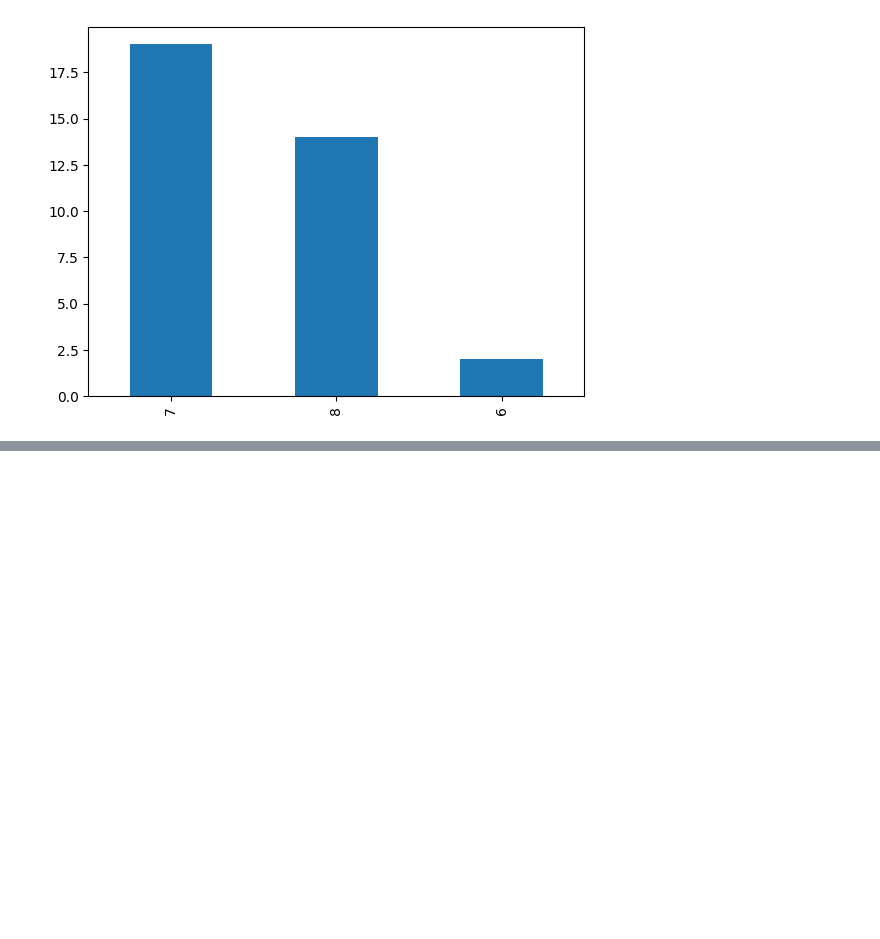
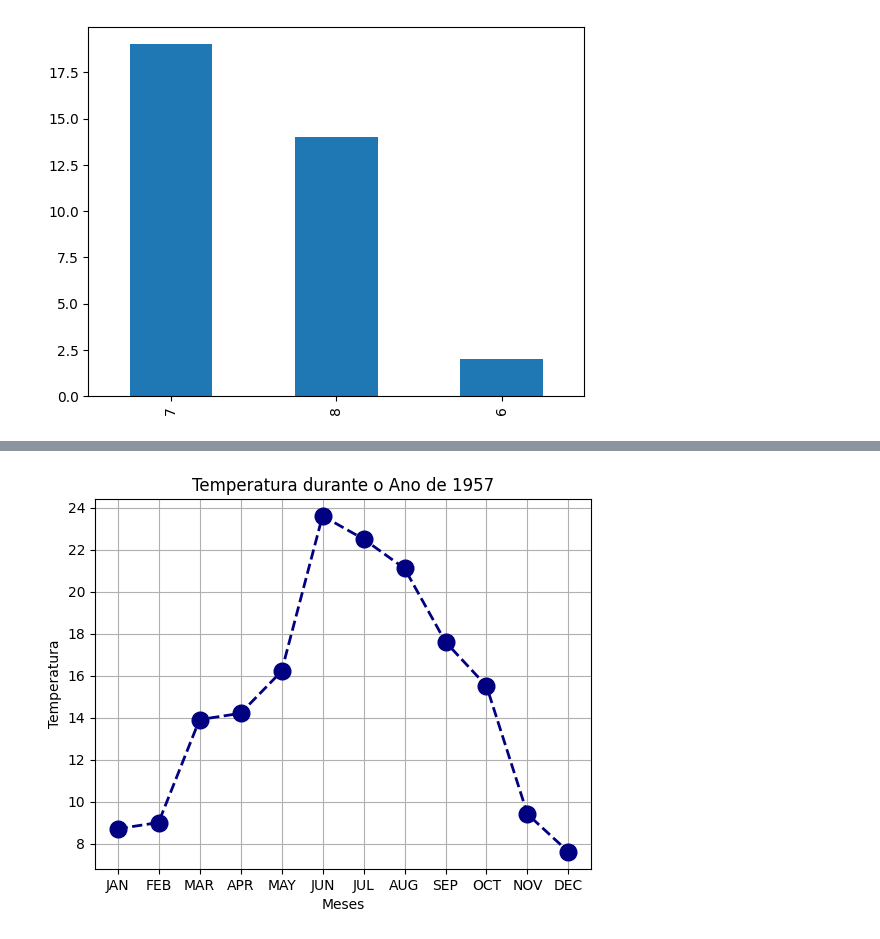
Before and after one commit to ericgbraz/COLAB_PED, a Jupyter notebook: PED_Aula_05.ipynb, the cells around one changed output, grey strips where cells are left out. Saved outputs shown, nothing was run; the diff lists cells and outputs as text; code cells hidden in the pictures; blank space fills up the shorter version.

```diff
--- a/PED_Aula_05.ipynb
+++ b/PED_Aula_05.ipynb
@@ -162,0 +206,8 @@ mesMaior['Month'].value_counts().plot(kind = 'bar')
+# %%
+plt.plot(x_periodo, y_temperaturas_1957, color='navy', marker='o', linestyle='dashed', linewidth=2, markersize=12)
+plt.title("Temperatura durante o Ano de 1957")
+plt.ylabel("Temperatura")
+plt.xlabel("Meses")
+plt.grid();#axis=‘both’,’x’ou ’y’
+# %% [output]
+[figure, added]
```
Also changed, not shown: parts of 12 cells of this notebook.
